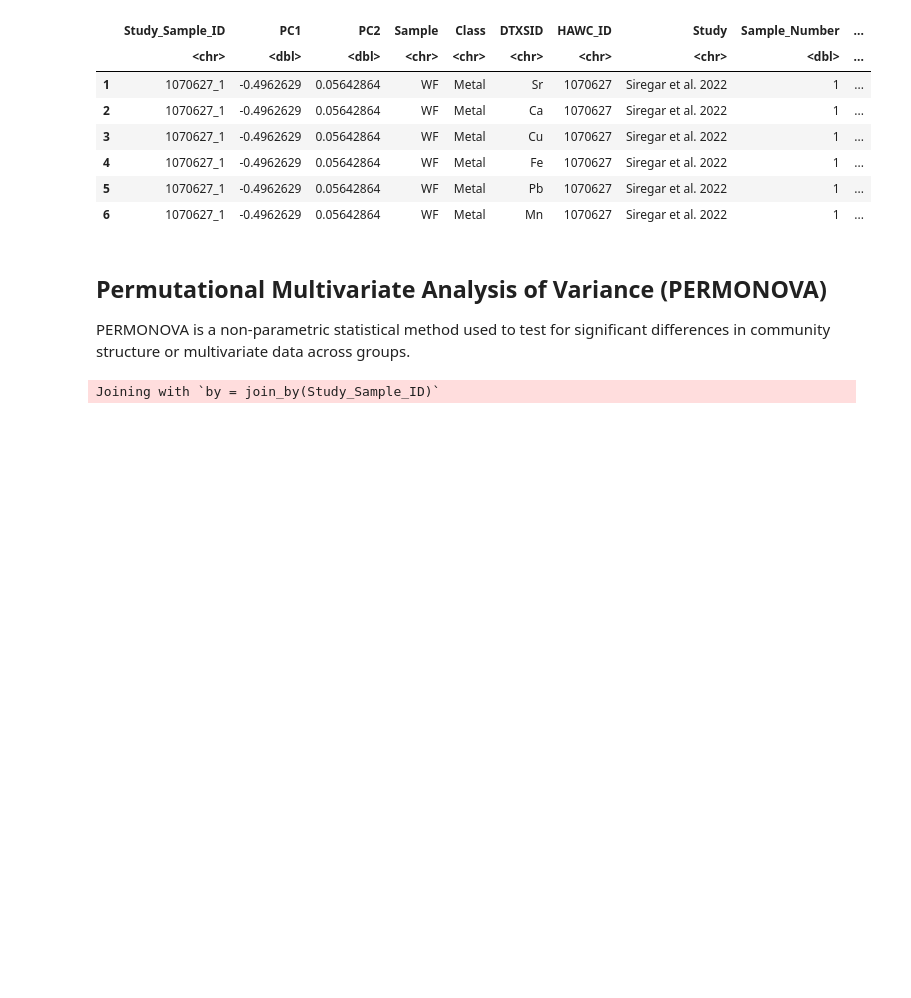
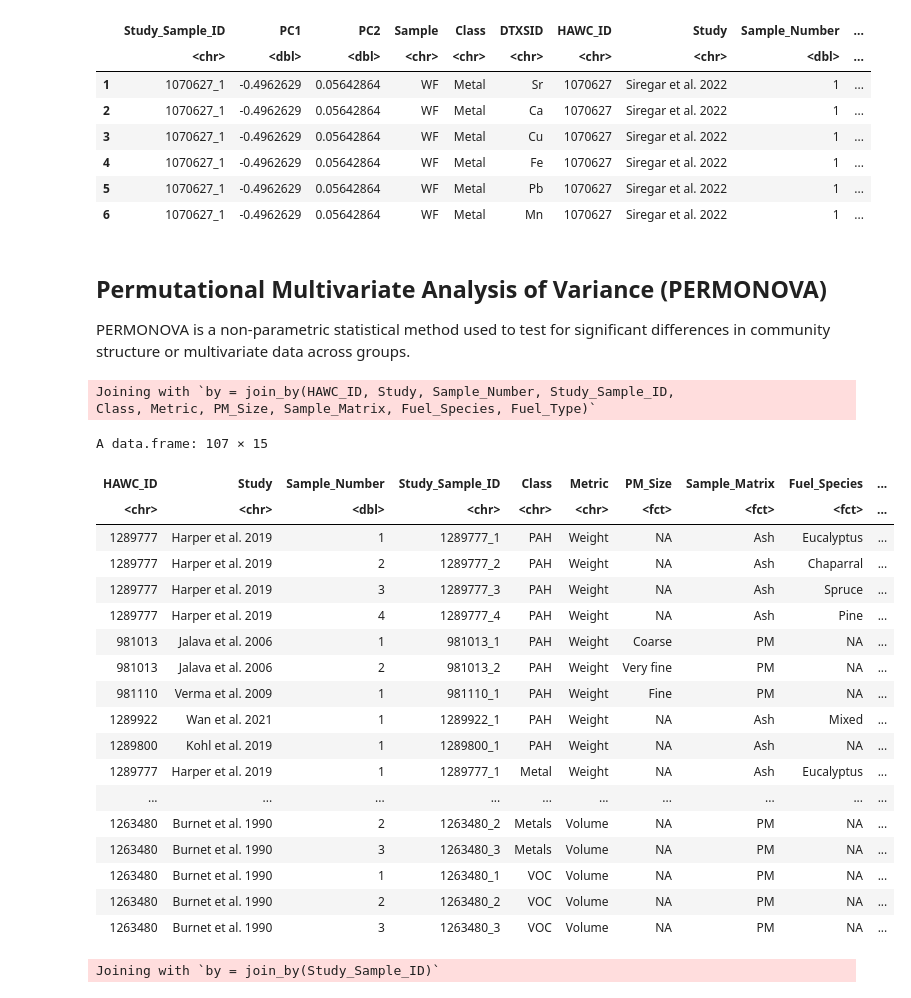
Before and after one commit to UNC-CEMALB/P1015.-Wildfire_Suffcient_Similiarity, a Jupyter notebook: 2. Cluster Analysis/PCoA.ipynb, the cells around one changed output. Drawn from its saved outputs; the diff is of its cells as text; code cells hidden in the pictures; blank space fills up the shorter version.

```diff
--- a/2. Cluster Analysis/PCoA.ipynb
+++ b/2. Cluster Analysis/PCoA.ipynb
@@ -151,4 +133,51 @@ A data.frame: 6 × 21
 ## Permutational Multivariate Analysis of Variance (PERMONOVA)
 
 PERMONOVA is a non-parametric statistical method used to test for significant differences in community structure or multivariate data across groups.
+# %%
+#cov_per_vol_df = full_join(wide_vol_df,
+
+# finding common col names
+# common_col_names = intersect(colnames(wf_info_df), colnames(ws_info_df))
+# wf_info_df = wf_info_df[, common_col_names]
+
+# head(wf_info_df)
+info_df = full_join(wf_info_df %>%
+    # changing characters cols into factors
+    mutate(across(c("PM_Size":"Fuel_Type"), as.factor)),
+                    ws_info_df %>%
+    # changing characters cols into factors
+    mutate(across(c("Source":"Fuel_Size"), as.factor))) #%>%
+                        #column_to_rownames(var = 'Study_Sample_ID')
+
+# cov_per_vol_df = full_join(wide_vol_df, info_df %>%
+#                                filter(Metric == 'Volume'))
+
+# head(cov_per_vol_df)
+
+#head(info_df[c(4,16),])
+dups = info_df$Study_Sample_ID[duplicated(info_df$Study_Sample_ID)]
+info_df %>%
+    filter(Study_Sample_ID %in% dups)
+# %% [output]
+Joining with `by = join_by(HAWC_ID, Study, Sample_Number, Study_Sample_ID,
+Class, Metric, PM_Size, Sample_Matrix, Fuel_Species, Fuel_Type)`
+A data.frame: 107 × 15
+| HAWC_ID | Study | Sample_Number | Study_Sample_ID | Class | Metric | PM_Size | Sample_Matrix | Fuel_Species | ... |
+| <chr> | <chr> | <dbl> | <chr> | <chr> | <chr> | <fct> | <fct> | <fct> | ... |
+| 1289777 | Harper et al. 2019 | 1 | 1289777_1 | PAH | Weight | NA | Ash | Eucalyptus | ... |
+| 1289777 | Harper et al. 2019 | 2 | 1289777_2 | PAH | Weight | NA | Ash | Chaparral | ... |
+| 1289777 | Harper et al. 2019 | 3 | 1289777_3 | PAH | Weight | NA | Ash | Spruce | ... |
+| 1289777 | Harper et al. 2019 | 4 | 1289777_4 | PAH | Weight | NA | Ash | Pine | ... |
+| 981013 | Jalava et al. 2006 | 1 | 981013_1 | PAH | Weight | Coarse | PM | NA | ... |
+| 981013 | Jalava et al. 2006 | 2 | 981013_2 | PAH | Weight | Very fine | PM | NA | ... |
+| 981110 | Verma et al. 2009 | 1 | 981110_1 | PAH | Weight | Fine | PM | NA | ... |
+| 1289922 | Wan et al. 2021 | 1 | 1289922_1 | PAH | Weight | NA | Ash | Mixed | ... |
+| 1289800 | Kohl et al. 2019 | 1 | 1289800_1 | PAH | Weight | NA | Ash | NA | ... |
+| 1289777 | Harper et al. 2019 | 1 | 1289777_1 | Metal | Weight | NA | Ash | Eucalyptus | ... |
+| ... | ... | ... | ... | ... | ... | ... | ... | ... | ... |
+| 1263480 | Burnet et al. 1990 | 2 | 1263480_2 | Metals | Volume | NA | PM | NA | ... |
+| 1263480 | Burnet et al. 1990 | 3 | 1263480_3 | Metals | Volume | NA | PM | NA | ... |
+| 1263480 | Burnet et al. 1990 | 1 | 1263480_1 | VOC | Volume | NA | PM | NA | ... |
+| 1263480 | Burnet et al. 1990 | 2 | 1263480_2 | VOC | Volume | NA | PM | NA | ... |
+| 1263480 | Burnet et al. 1990 | 3 | 1263480_3 | VOC | Volume | NA | PM | NA | ... |
 # %%
```
Also changed, not shown: parts of 4 cells of this notebook.
